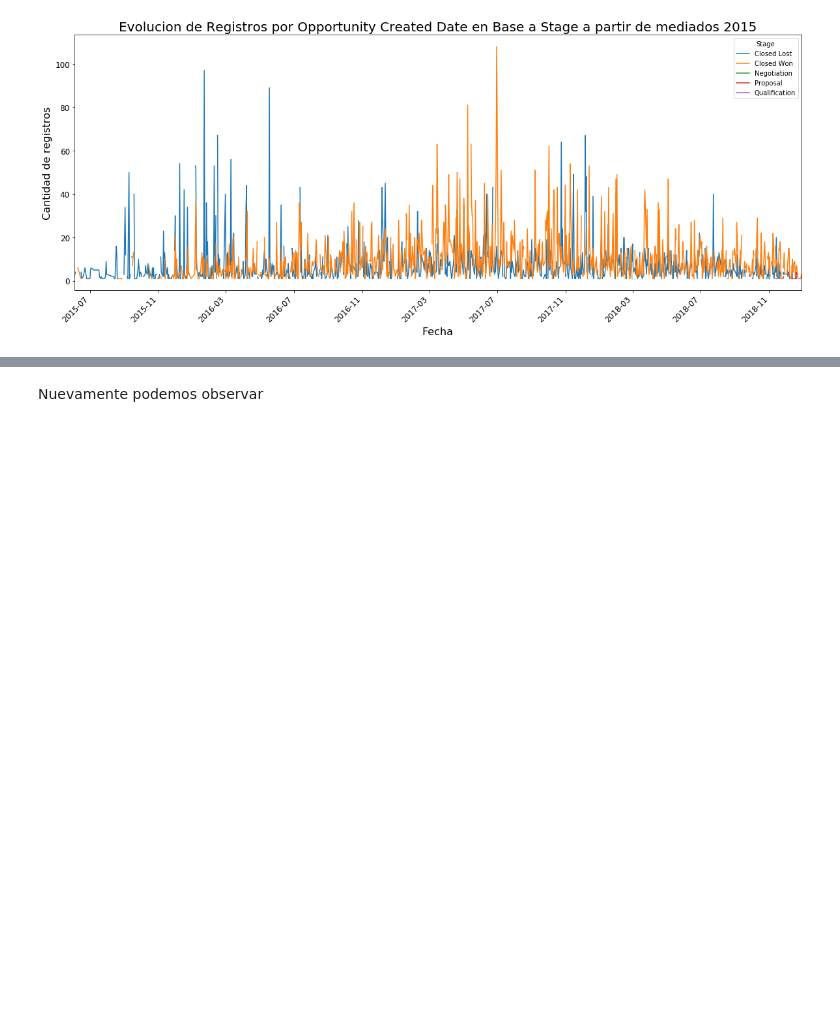
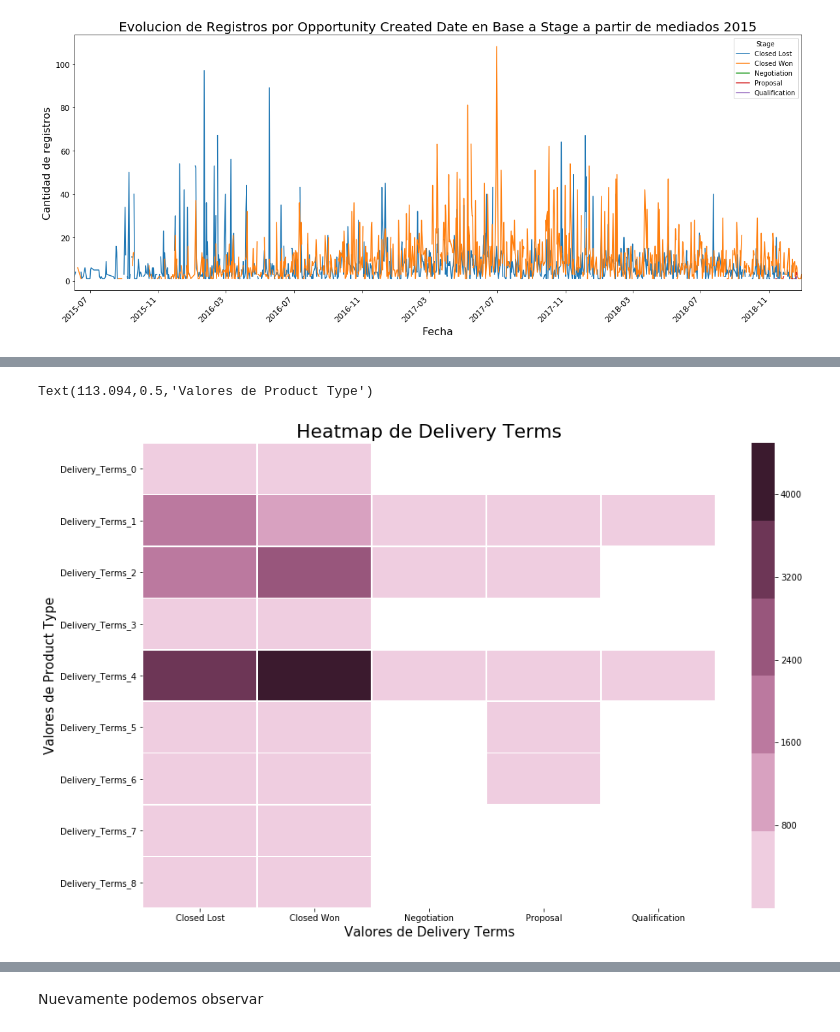
Before and after one commit to felipegonzalez2112/tp-2020-orga-datos, a Jupyter notebook: TP1-Analisis.ipynb, the cells around one changed output, grey strips where cells are left out. Saved outputs shown, nothing was run; the diff lists cells and outputs as text; code cells hidden in the pictures; blank space fills up the shorter version.

```diff
--- a/TP1-Analisis.ipynb
+++ b/TP1-Analisis.ipynb
@@ -230,0 +232,9 @@ eci_plot
+# %%
+fig, ax = plt.subplots(figsize=(15,10))
+g = sns.heatmap(delivery_terms_pivot, cmap=sns.color_palette("ch:s=0.60,rot=0.01"), linewidths=0.5, cbar_kws={"orientation": "vertical"}, ax=ax)
+g.set_title("Heatmap de Delivery Terms", fontsize=22)
+g.set_xlabel("Valores de Delivery Terms",fontsize=15)
+g.set_ylabel("Valores de Product Type", fontsize=15)
+# %% [output]
+Text(113.094,0.5,'Valores de Product Type')
+[figure, added]
```
Also changed, not shown: parts of 14 cells of this notebook.
